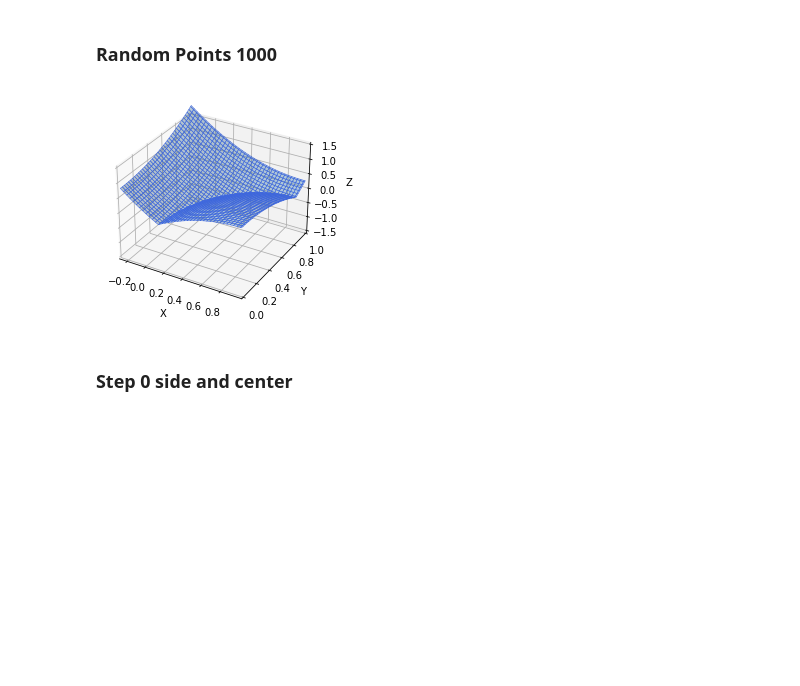
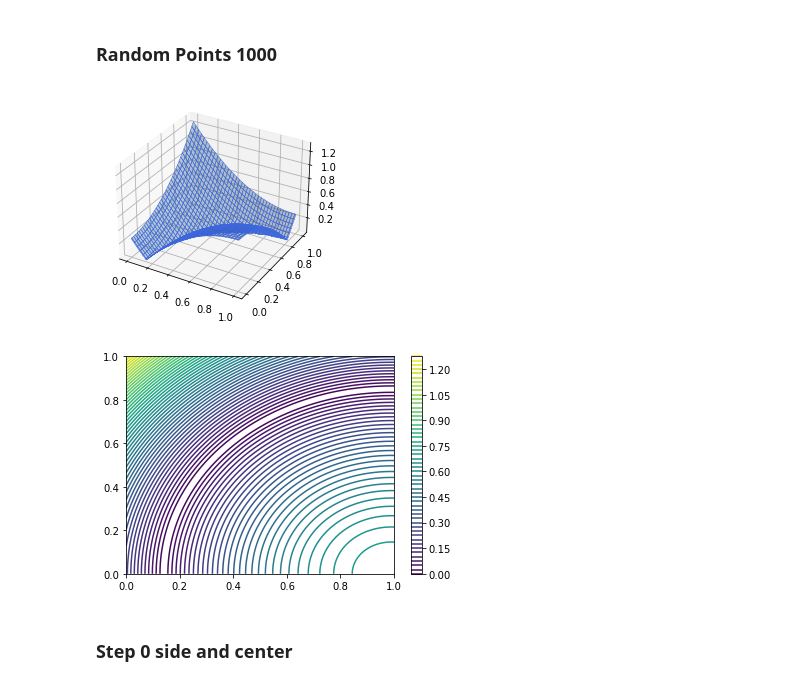
Before and after one commit to CoralieMarchau/RemezStage2024, a Jupyter notebook: src/code/Graphs for multivariate.ipynb, the cells around one changed output. Saved outputs shown, nothing was run; the diff lists cells and outputs as text; code cells hidden in the pictures; blank space fills up the shorter version.

Commit message:
graph level line

```diff
--- a/src/code/Graphs for multivariate.ipynb
+++ b/src/code/Graphs for multivariate.ipynb
@@ -13,8 +13,8 @@ def makesGraph() :
     M = np.loadtxt('data/data.txt')
     a = M[0]
     ax = plt.figure().add_subplot(projection='3d')
-    x1 = np.linspace(M[0][0], M[0][1], 300)
-    x2 = np.linspace(M[1][0], M[1][1],  300)
+    x1 = np.linspace(M[1][0], M[1][1], 300)
+    x2 = np.linspace(M[1][1], M[1][2],  300)
     X = np.meshgrid(x1, x2)
     e = abs(f(X) - P(a,X))
     ax.plot_surface(X[0], X[1], e, edgecolor='royalblue', lw=0.5, rstride=8, cstride=8,
@@ -22,8 +22,20 @@ def makesGraph() :
     ax.contourf(X[0], X[1], e, zdir='z', offset=-100, cmap='coolwarm')
     ax.contourf(X[0], X[1], e, zdir='x', offset=-40, cmap='coolwarm')
     ax.contourf(X[0], X[1], e, zdir='y', offset=40, cmap='coolwarm')
-    ax.set(xlim=(M[0][0], M[0][1],), ylim=(M[1][0], M[1][1],), zlim=(-1.5, 1.5), xlabel='X', ylabel='Y', zlabel='Z')
+    #ax.set(xlim=(0,1), ylim=(0, 1), zlim=(0, 1.5), xlabel='X', ylabel='Y', zlabel='Z')
     plt.show()
+
+def level_line() :
+    M = np.loadtxt('data/data.txt')
+    a = M[0]
+    borners = M[1]
+    x1 = np.linspace(M[1][0], M[1][1], 300)
+    x2 = np.linspace(M[1][1], M[1][2],  300)
+    X = np.meshgrid(x1,x2)
+    levels = abs(f(X)-P(a,X))
+    c = plt.contour(X[0],X[1],levels,50)
+    plt.colorbar()
+    plt.show()
 # %% [markdown]
 ### Random Points 5
 # %%
@@ -46,8 +64,10 @@ makesGraph()
 ### Random Points 1000
 # %%
 makesGraph()
+level_line()
 # %% [output]
-[figure, old version]
+[figure, new version]
+[figure, added]
 # %% [markdown]
 ### Step 0 side and center
 # %%
```
Also changed, not shown: parts of 4 cells of this notebook, 3 other files.
